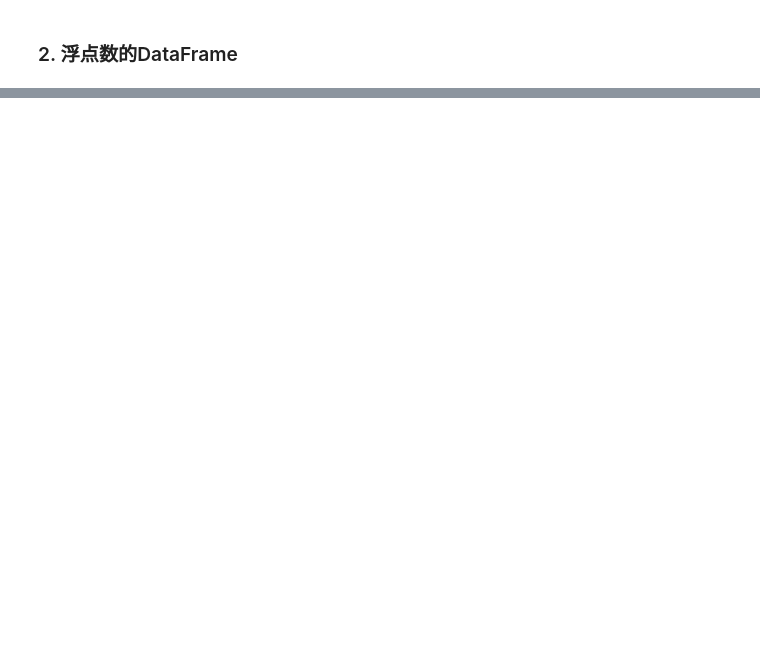
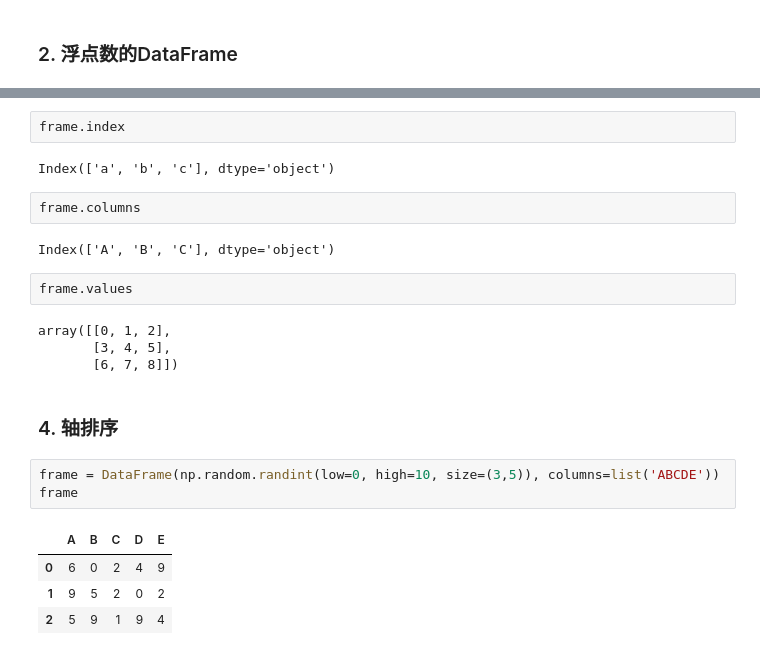
Before and after one commit to androidjp/training-TensorFlow, a Jupyter notebook: practice-pandas/my_pandas_note.ipynb, the cells around one changed output, grey strips where cells are left out. Drawn from its saved outputs; the diff is of its cells as text; blank space fills up the shorter version.

```diff
--- a/practice-pandas/my_pandas_note.ipynb
+++ b/practice-pandas/my_pandas_note.ipynb
@@ -31,0 +98,24 @@ df
+# %%
+frame.index
+# %% [output]
+Index(['a', 'b', 'c'], dtype='object')
+# %%
+frame.columns
+# %% [output]
+Index(['A', 'B', 'C'], dtype='object')
+# %%
+frame.values
+# %% [output]
+array([[0, 1, 2],
+       [3, 4, 5],
+       [6, 7, 8]])
+# %% [markdown]
+### 4. 轴排序
+# %%
+frame = DataFrame(np.random.randint(low=0, high=10, size=(3,5)), columns=list('ABCDE'))
+frame
+# %% [output]
+|  | A | B | C | D | E |
+| 0 | 6 | 0 | 2 | 4 | 9 |
+| 1 | 9 | 5 | 2 | 0 | 2 |
+| 2 | 5 | 9 | 1 | 9 | 4 |
```
Also changed, not shown: parts of 29 cells of this notebook, 1 other file.
